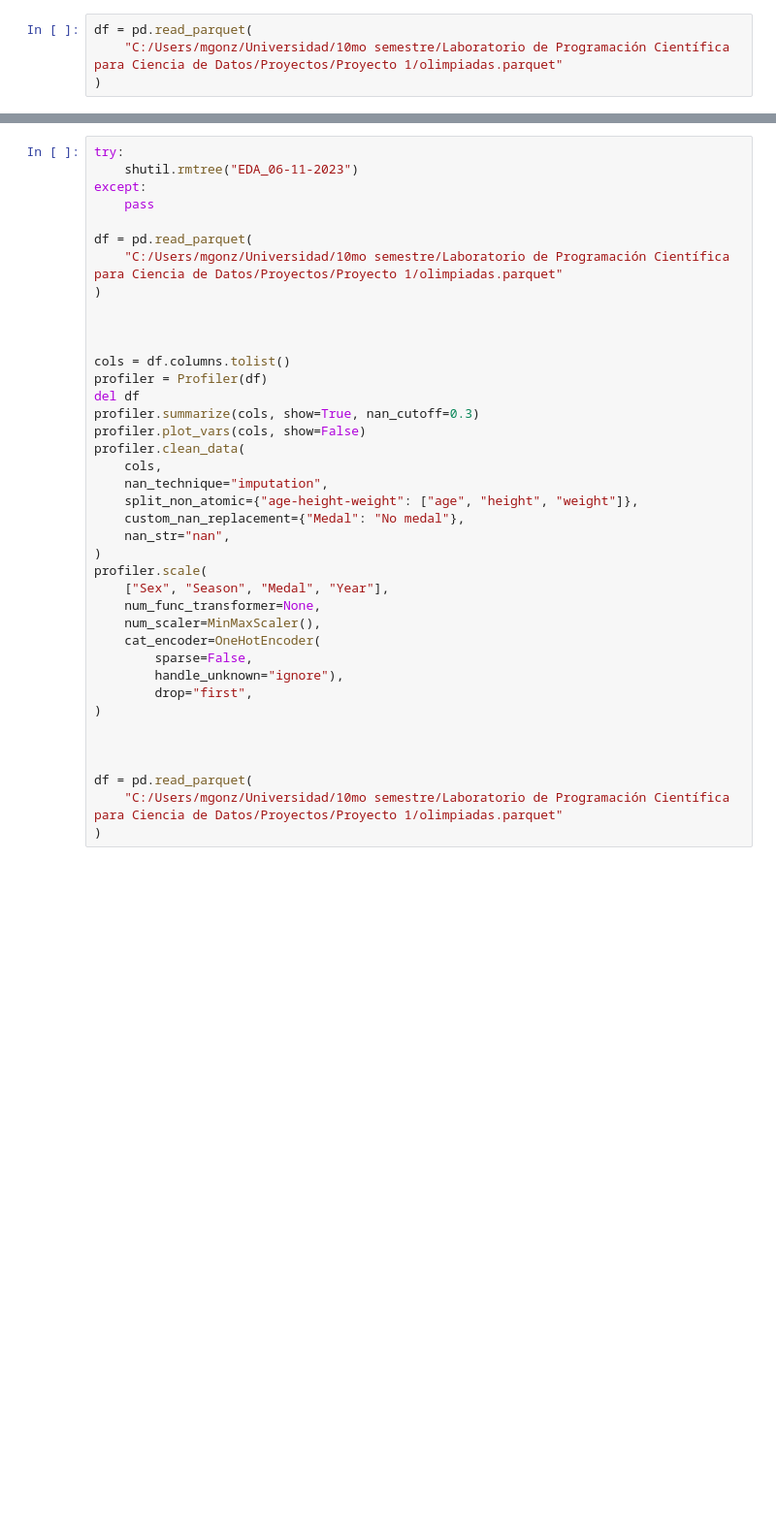
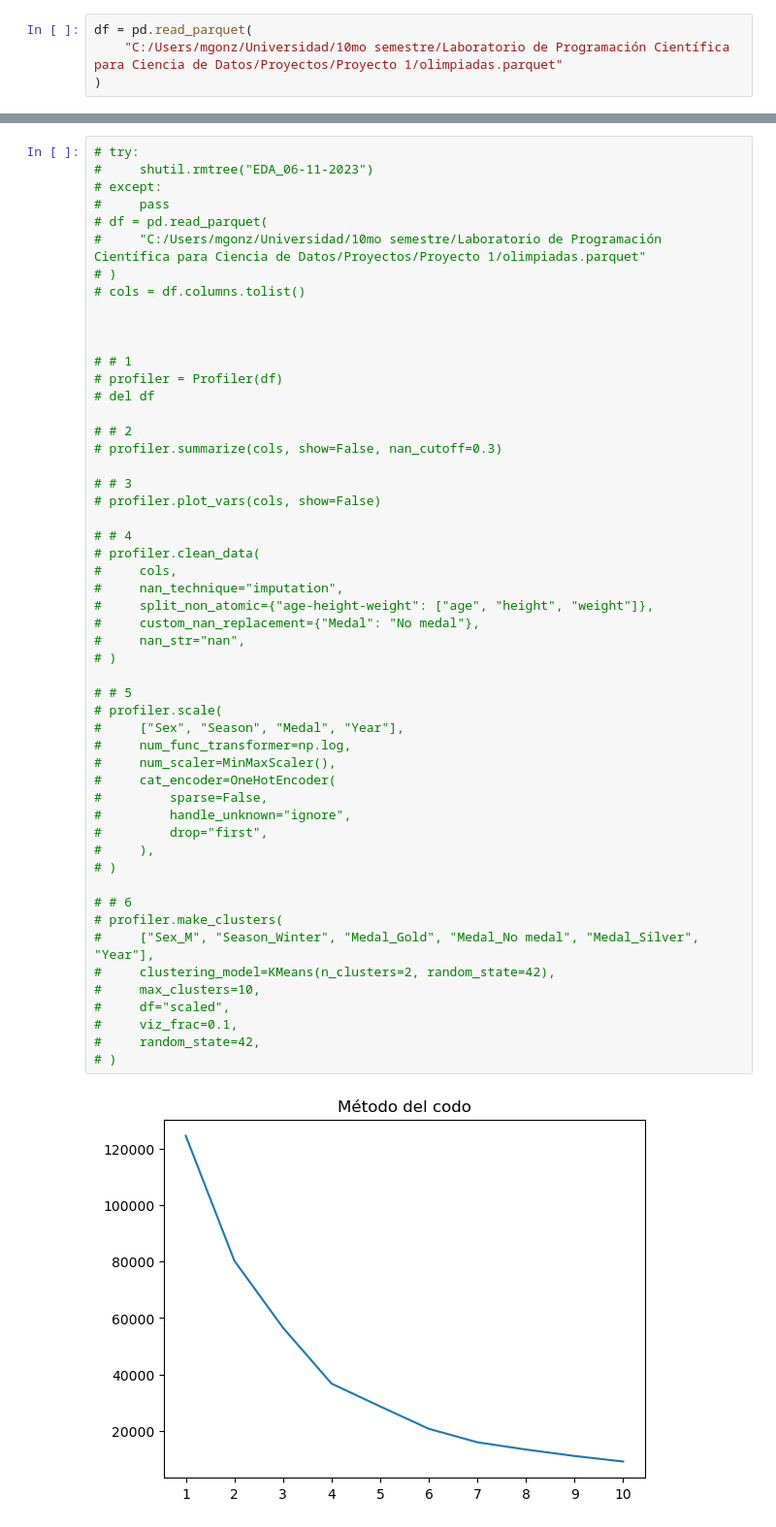
Before and after one commit to mgzotero/MDS7202, a Jupyter notebook: Proyectos/Proyecto 1/proyecto1.ipynb, the cells around one changed output, grey strips where cells are left out. Shown at 97% size. Cells and saved outputs as stored; diff of their text form; blank space fills up the shorter version.

```diff
--- a/Proyectos/Proyecto 1/proyecto1.ipynb
+++ b/Proyectos/Proyecto 1/proyecto1.ipynb
@@ -574,40 +736,54 @@ class Profiler:
 # %%
-try:
-    shutil.rmtree("EDA_06-11-2023")
-except:
-    pass
-
-df = pd.read_parquet(
-    "C:/Users/mgonz/Universidad/10mo semestre/Laboratorio de Programación Científica para Ciencia de Datos/Proyectos/Proyecto 1/olimpiadas.parquet"
-)
+# try:
+#     shutil.rmtree("EDA_06-11-2023")
+# except:
+#     pass
+# df = pd.read_parquet(
+#     "C:/Users/mgonz/Universidad/10mo semestre/Laboratorio de Programación Científica para Ciencia de Datos/Proyectos/Proyecto 1/olimpiadas.parquet"
+# )
+# cols = df.columns.tolist()
 
 
 
-cols = df.columns.tolist()
-profiler = Profiler(df)
-del df
-profiler.summarize(cols, show=True, nan_cutoff=0.3)
-profiler.plot_vars(cols, show=False)
-profiler.clean_data(
-    cols,
-    nan_technique="imputation",
-    split_non_atomic={"age-height-weight": ["age", "height", "weight"]},
-    custom_nan_replacement={"Medal": "No medal"},
-    nan_str="nan",
-)
-profiler.scale(
-    ["Sex", "Season", "Medal", "Year"],
-    num_func_transformer=None,
-    num_scaler=MinMaxScaler(),
-    cat_encoder=OneHotEncoder(
-        sparse=False,
-        handle_unknown="ignore"),
-        drop="first",
-)
+# # 1
+# profiler = Profiler(df)
+# del df
 
+# # 2
+# profiler.summarize(cols, show=False, nan_cutoff=0.3)
 
+# # 3
+# profiler.plot_vars(cols, show=False)
 
-df = pd.read_parquet(
-    "C:/Users/mgonz/Universidad/10mo semestre/Laboratorio de Programación Científica para Ciencia de Datos/Proyectos/Proyecto 1/olimpiadas.parquet"
-)
+# # 4
+# profiler.clean_data(
+#     cols,
+#     nan_technique="imputation",
+#     split_non_atomic={"age-height-weight": ["age", "height", "weight"]},
+#     custom_nan_replacement={"Medal": "No medal"},
+#     nan_str="nan",
+# )
+
+# # 5
+# profiler.scale(
+#     ["Sex", "Season", "Medal", "Year"],
+#     num_func_transformer=np.log,
+#     num_scaler=MinMaxScaler(),
+#     cat_encoder=OneHotEncoder(
+#         sparse=False,
+#         handle_unknown="ignore",
+#         drop="first",
+#     ),
+# )
+
+# # 6
+# profiler.make_clusters(
+#     ["Sex_M", "Season_Winter", "Medal_Gold", "Medal_No medal", "Medal_Silver", "Year"],
+#     clustering_model=KMeans(n_clusters=2, random_state=42),
+#     max_clusters=10,
+#     df="scaled",
+#     viz_frac=0.1,
+#     random_state=42,
+# )
 # %% [output]
+[figure, added]
```
Also changed, not shown: parts of 18 cells of this notebook.
